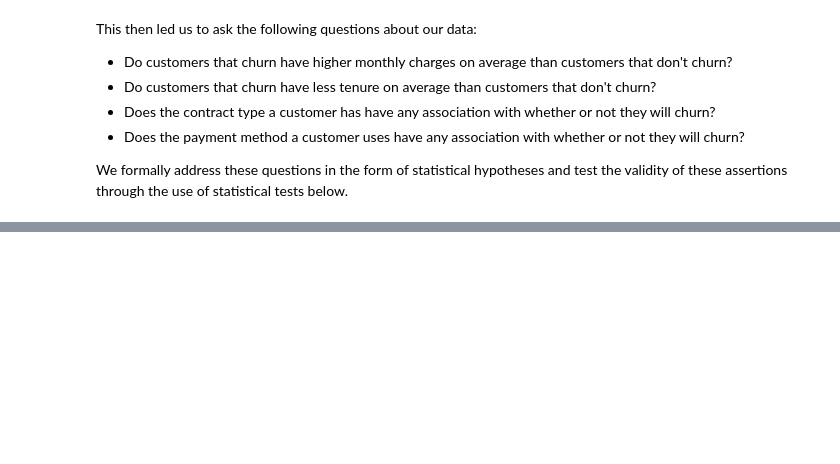
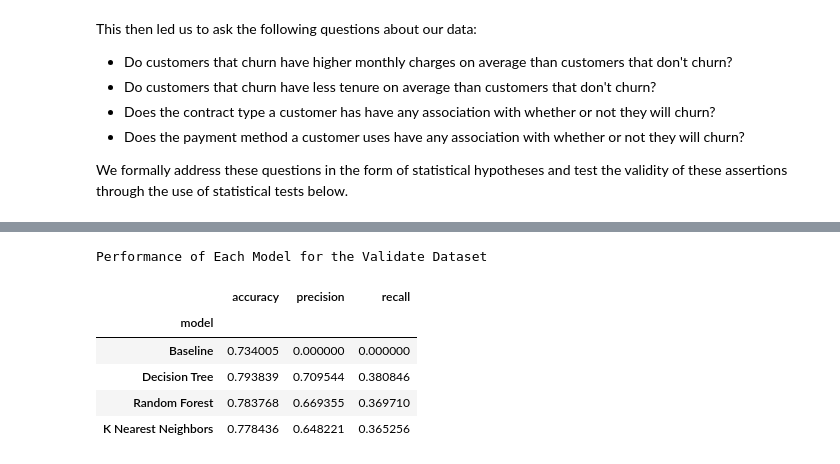
Before and after one commit to alegarcia-dev/telco-classification-project, a Jupyter notebook: Telco_Final_Report.ipynb, the cells around one changed output, grey strips where cells are left out. Cells and saved outputs as stored; diff of their text form; code cells hidden in the pictures; blank space fills up the shorter version.

```diff
--- a/Telco_Final_Report.ipynb
+++ b/Telco_Final_Report.ipynb
@@ -127,0 +246,13 @@ We formally address these questions in the form of statistical hypotheses and te
+# %%
+# Next we will visualize the performance of our models on the validate dataset to compare the models on a
+# theoretically out of sample dataset.
+print('Performance of Each Model for the Validate Dataset')
+visualize_performance_of_models(validate, models)
+# %% [output]
+Performance of Each Model for the Validate Dataset
+|  | accuracy | precision | recall |
+| model |  |  |  |
+| Baseline | 0.734005 | 0.000000 | 0.000000 |
+| Decision Tree | 0.793839 | 0.709544 | 0.380846 |
+| Random Forest | 0.783768 | 0.669355 | 0.369710 |
+| K Nearest Neighbors | 0.778436 | 0.648221 | 0.365256 |
```
Also changed, not shown: parts of 26 cells of this notebook, 7 other files.
